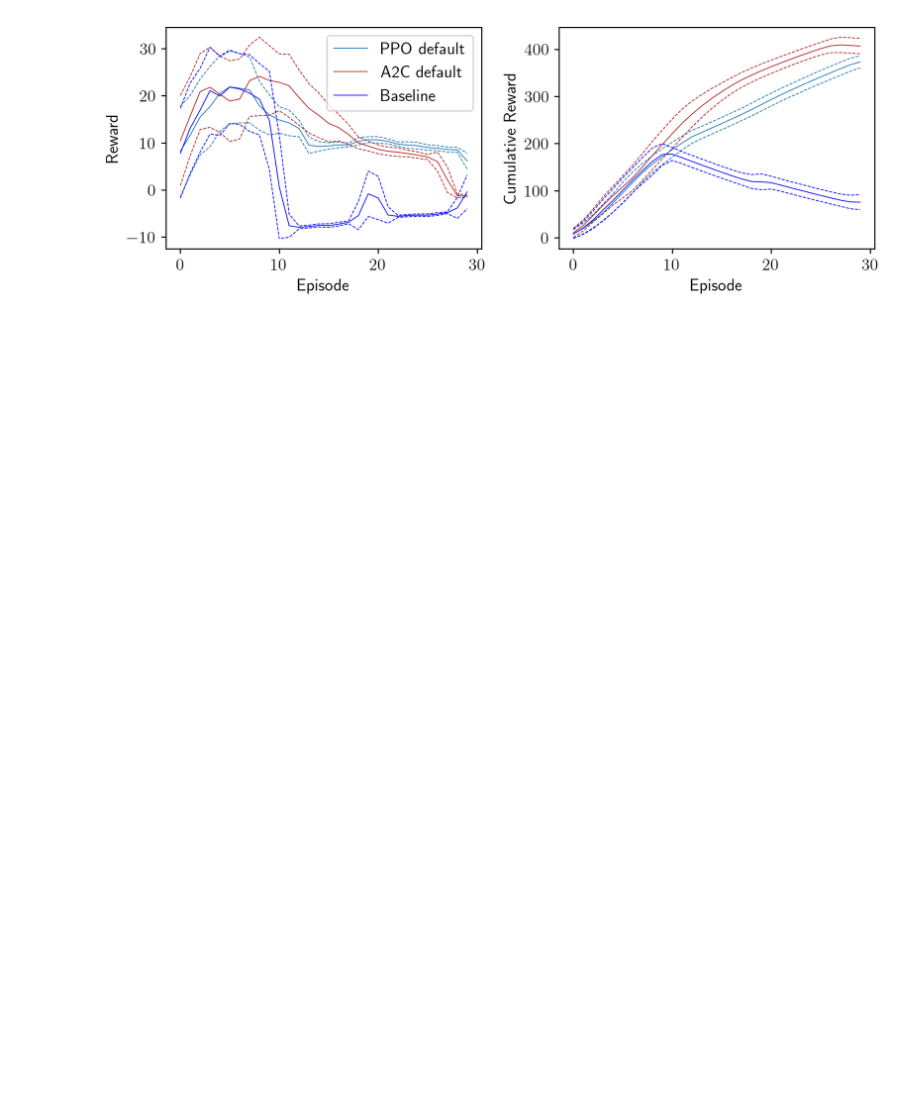
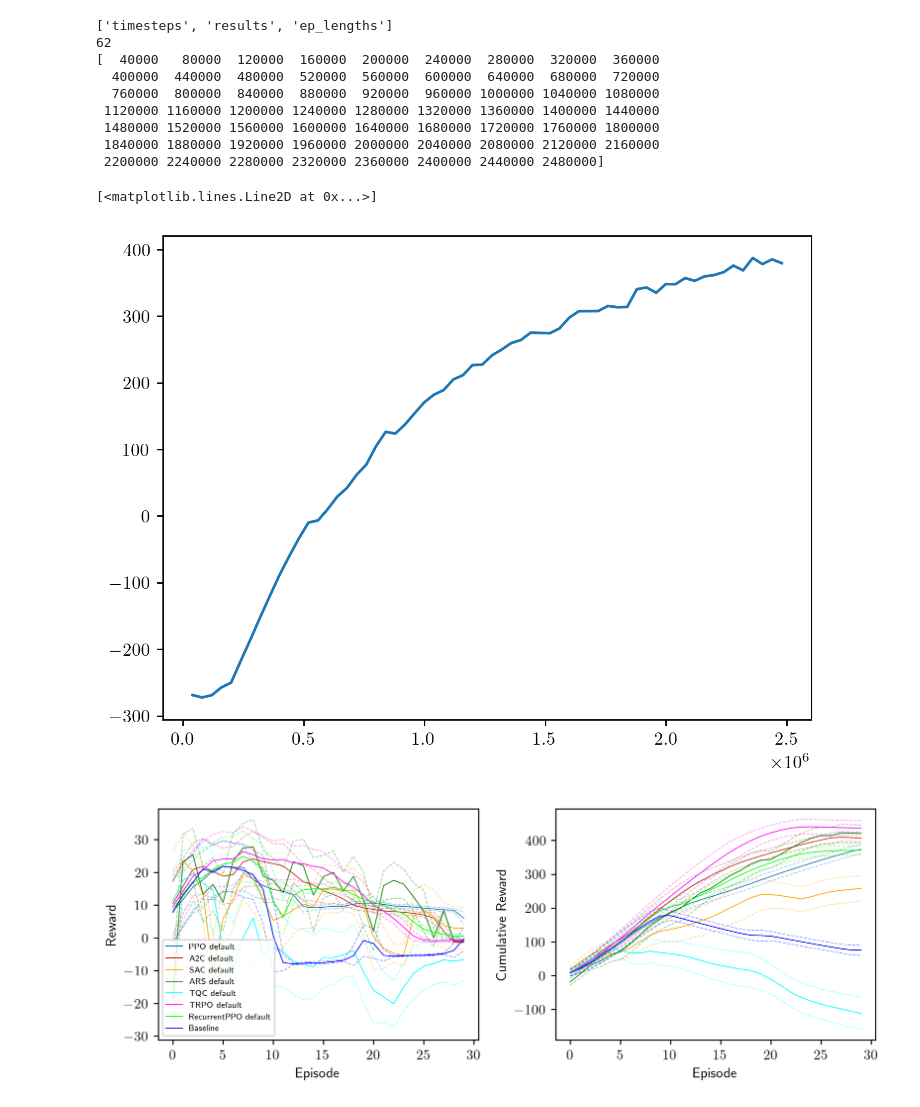
Before and after one commit to nathanhigginbotham/ChainRL2, a Jupyter notebook: plot.ipynb, the cells around one changed output. Saved outputs shown, nothing was run; the diff lists cells and outputs as text; code cells hidden in the pictures; blank space fills up the shorter version.

```diff
--- a/plot.ipynb
+++ b/plot.ipynb
@@ -99,4 +123,26 @@ plot_training_curves('InvManagement-v1', [('PPO', 'default'), ('A2C', 'default')
+# %%
+test = np.load('./data/InvManagement-v1/PPO/default/evaluations.npz')
+print(list(test.keys()))
+print(len(test['results']))
+print(test['timesteps'])
+
+t = np.array(test['timesteps'])
+r = np.mean(np.array(test['results']), 1)
+
+plt.plot(t, r)
+# %% [output]
+['timesteps', 'results', 'ep_lengths']
+62
+[  40000   80000  120000  160000  200000  240000  280000  320000  360000
+  400000  440000  480000  520000  560000  600000  640000  680000  720000
+  760000  800000  840000  880000  920000  960000 1000000 1040000 1080000
+ 1120000 1160000 1200000 1240000 1280000 1320000 1360000 1400000 1440000
+ 1480000 1520000 1560000 1600000 1640000 1680000 1720000 1760000 1800000
+ 1840000 1880000 1920000 1960000 2000000 2040000 2080000 2120000 2160000
+ 2200000 2240000 2280000 2320000 2360000 2400000 2440000 2480000]
+[<matplotlib.lines.Line2D at 0x...>]
+[figure, added]
 # %%
-plot_eval_episodes('InvManagement-v1', [('PPO', 'default'), ('A2C', 'default')])
+plot_eval_episodes('InvManagement-v1', models)
 # %% [output]
-[figure, old version]
+[figure, new version]
```
Also changed, not shown: parts of 4 cells of this notebook, 28 other files.
